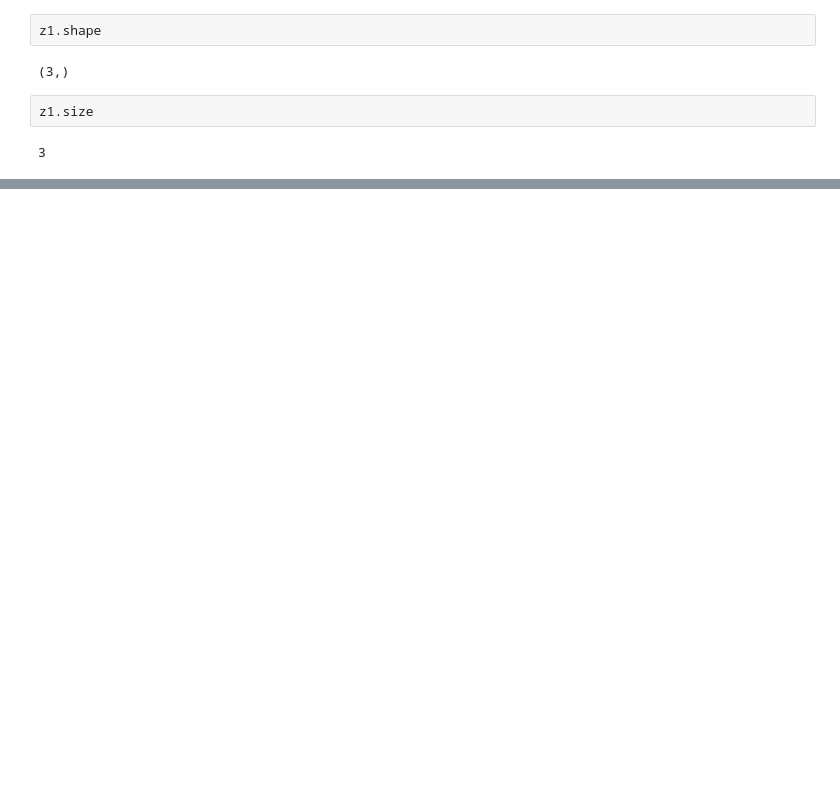
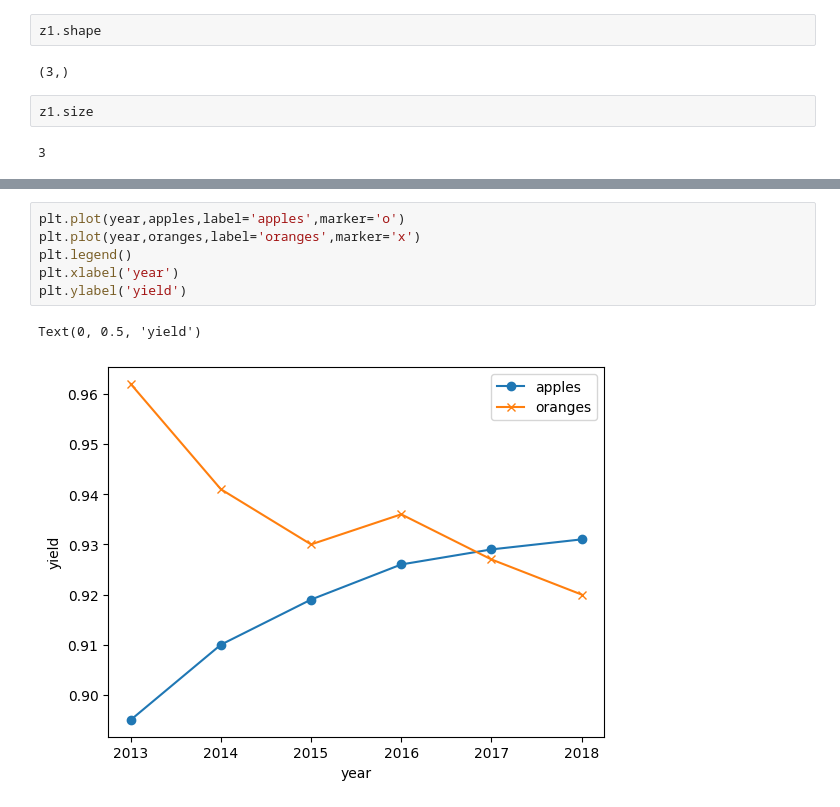
Before and after one commit to preetu1912/preetu_aiml, a Jupyter notebook: labsheet2pynb.ipynb, the cells around one changed output, grey strips where cells are left out. Saved outputs shown, nothing was run; the diff lists cells and outputs as text; blank space fills up the shorter version.

```diff
--- a/labsheet2pynb.ipynb
+++ b/labsheet2pynb.ipynb
@@ -501,0 +170,9 @@ plt.show()
+# %%
+plt.plot(year,apples,label='apples',marker='o')
+plt.plot(year,oranges,label='oranges',marker='x')
+plt.legend()
+plt.xlabel('year')
+plt.ylabel('yield')
+# %% [output]
+Text(0, 0.5, 'yield')
+[figure, added]
```
Also changed, not shown: parts of 97 cells of this notebook.
